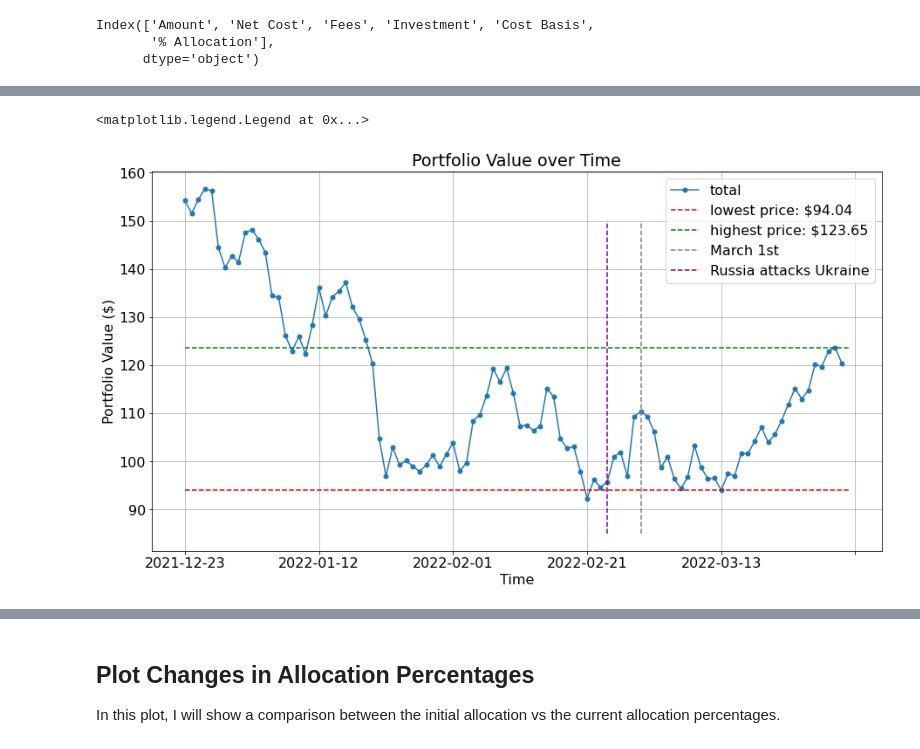
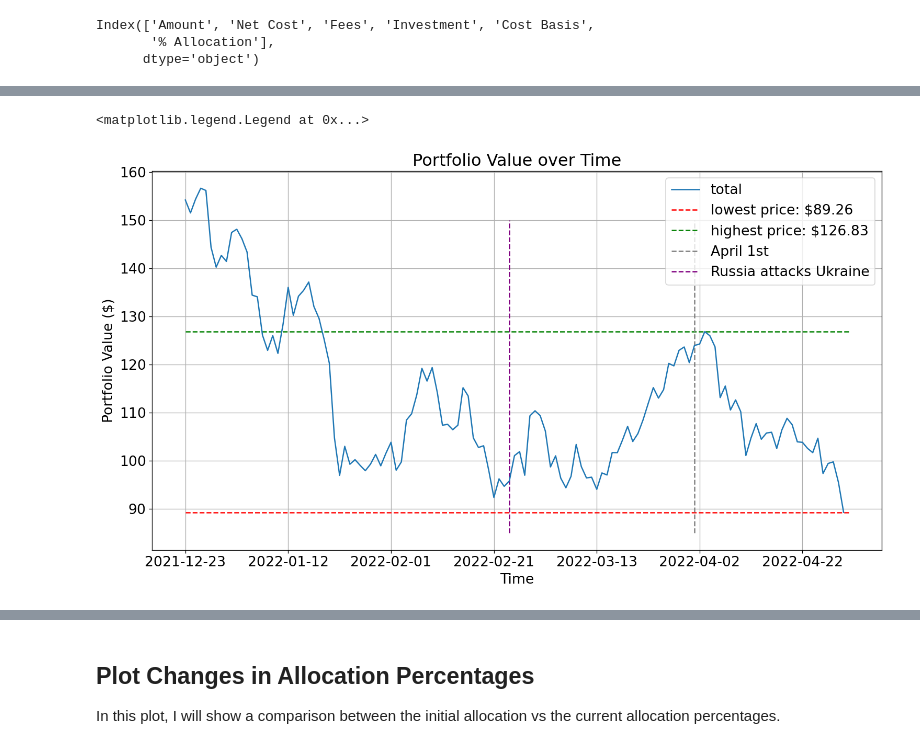
Before and after one commit to andresberejnoi/PublicNotebooks, a Jupyter notebook: 2022 Crypto Portfolio Tracking/2022 Weighted Crypto Portfolio Tracking.ipynb, the cells around one changed output, grey strips where cells are left out. Drawn from its saved outputs; the diff is of its cells as text; code cells hidden in the pictures.

```diff
--- a/2022 Crypto Portfolio Tracking/2022 Weighted Crypto Portfolio Tracking.ipynb
+++ b/2022 Crypto Portfolio Tracking/2022 Weighted Crypto Portfolio Tracking.ipynb
@@ -5,4 +13,4 @@ import matplotlib.pyplot as plt
 # %%
 start_date       = '2021-12-23'
-month_begin_date = '2022-03-01'
-end_date         = '2022-03-31'
+month_begin_date = '2022-04-01'
+end_date         = '2022-04-30'
@@ -11,4 +27,6 @@ end_date         = '2022-03-31'
 # %%
 plt.figure()
 plt.rcParams.update({'font.size': 16}) # must set at the top. It controls text size in charts and plots
+
+plt.rcParams["figure.dpi"] = 70
 # %% [output]
@@ -212,39 +249,39 @@ value_df
 ax = value_df['total'].plot(figsize=(15,8),
                             ylabel='Portfolio Value ($)',
                             xlabel='Time',
-                            marker='.',
-                            markersize=10,
+                            #marker='|',
+                            #markersize=10,
                             title="Portfolio Value over Time",
                             grid=True)
 
 #ax.grid('on', which='minor', axis='y' )
 #ax.grid('off', which='major', axis='y',)# linestyle='-', linewidth=0.25,)
 #ax.hlines(value_df['total'].min(), ax.get_xticks()[0], ax.get_xticks()[-1], linestyle='--', color='red')
 #ax.hlines(114, ax.get_xticks()[0], ax.get_xticks()[-1], linestyle='--', color='green')
 
 #------- Creating Horizontal and Vertical Lines For Important Dates
 xmin = 0
 xmax = len(value_df)
 ymin = 85
 ymax = 150
 
 highest_price = value_df[month_begin_date:end_date]['total'].max()
 lowest_price  = value_df[month_begin_date:end_date]['total'].min()
 ax.hlines(lowest_price, xmin=xmin, xmax=xmax, linestyle='--', color='red'   , label=f"lowest price: ${lowest_price:.2f}")
 ax.hlines(highest_price, xmin=xmin, xmax=xmax, linestyle='--', color='green', label=f"highest price: ${highest_price:.2f}")
 
 #ax.vlines('10', ax.get_yticks().min(), ax.get_yticks().max(), linestyle='--', color='white')
 #ax.vlines(40, ax.get_yticks().min(), ax.get_yticks().max(), linestyle='--', color='gray', label="February 1st")
 #ax.vlines(63, ax.get_yticks().min(), ax.get_yticks().max(), linestyle='--', color='purple', label="Russia attacks Ukraine")
 
-ax.vlines(68, ymin=ymin, ymax=ymax, linestyle='--', color='gray', label="March 1st")
+ax.vlines(99, ymin=ymin, ymax=ymax, linestyle='--', color='gray', label="April 1st")
 ax.vlines(63, ymin=ymin, ymax=ymax, linestyle='--', color='purple', label="Russia attacks Ukraine")
 
 
 #------- Makes Line lables show up
 ax.legend()
 
 #ax.plot(pad_inches=0)
 # %% [output]
 <matplotlib.legend.Legend at 0x...>
-[figure, old version]
+[figure, new version]
```
Also changed, not shown: parts of 24 cells of this notebook.
